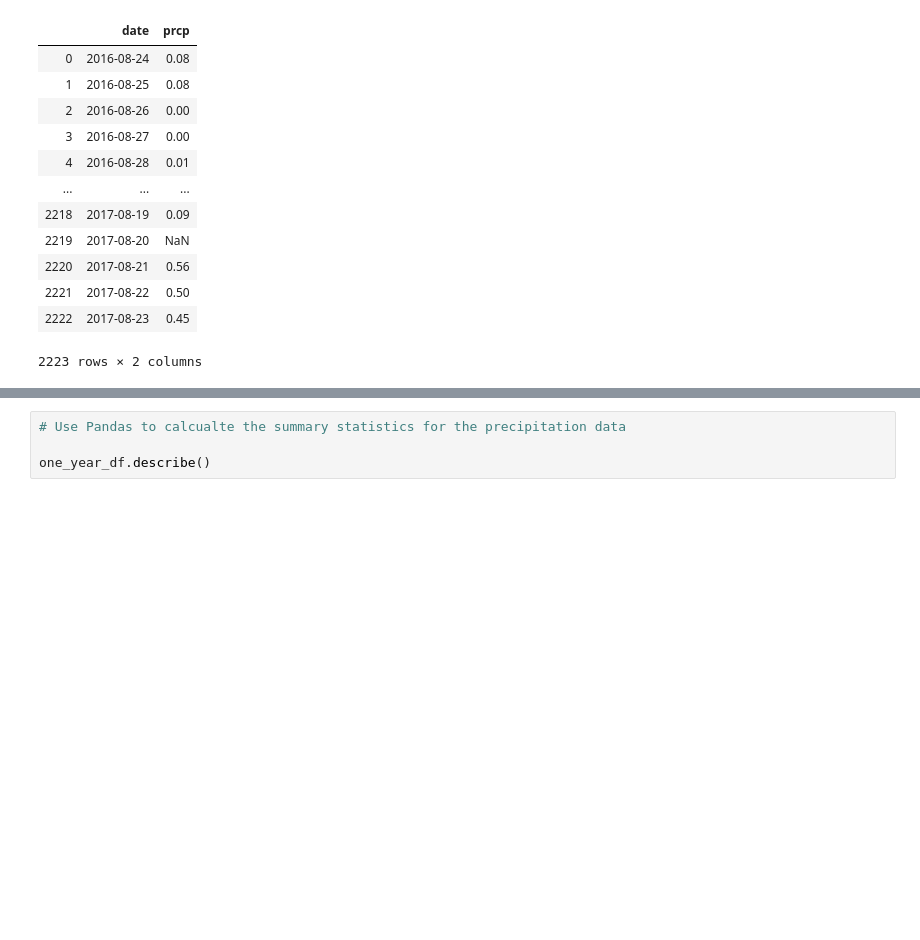
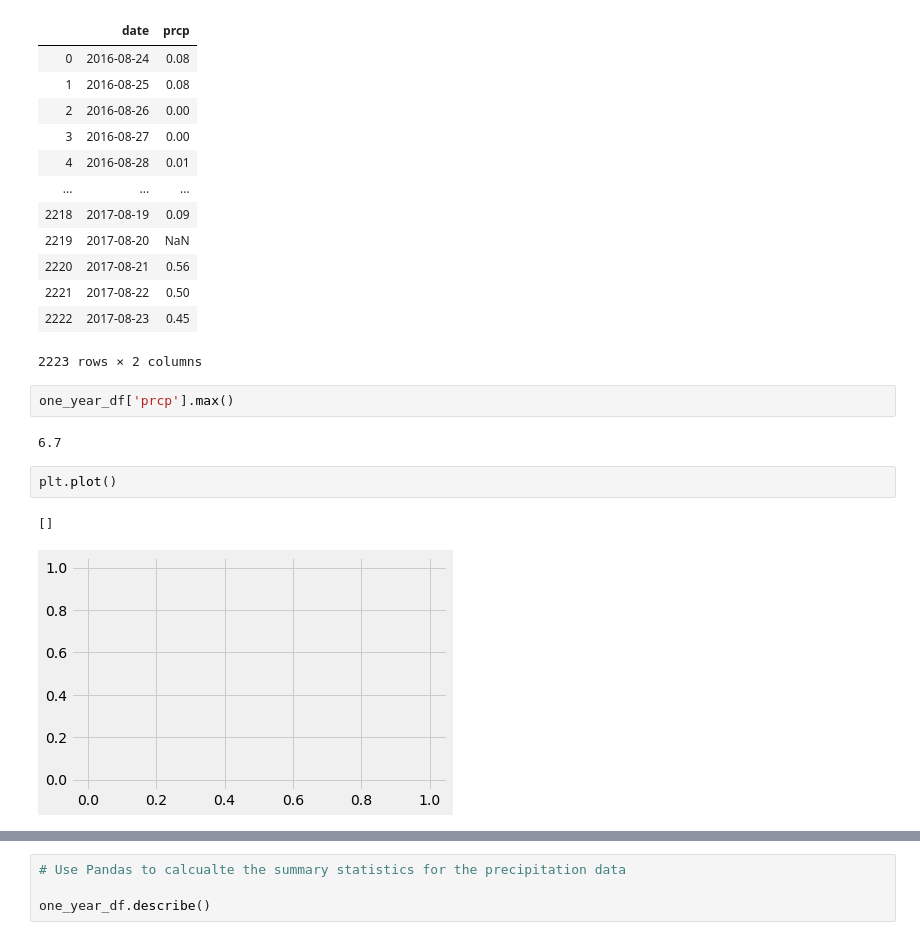
Before and after one commit to SWL-DEV/UCI-Data-Analystics-HW, a Jupyter notebook: 10-SQLAlchemy_Challenge/climate_starter.ipynb, the cells around one changed output, grey strips where cells are left out. Saved outputs shown, nothing was run; the diff lists cells and outputs as text; blank space fills up the shorter version.

```diff
--- a/10-SQLAlchemy_Challenge/climate_starter.ipynb
+++ b/10-SQLAlchemy_Challenge/climate_starter.ipynb
@@ -92,5 +92,14 @@ Date from one year ago is 2016-08-23 00:00:00
 | 2221 | 2017-08-22 | 0.50 |
 | 2222 | 2017-08-23 | 0.45 |
 2223 rows × 2 columns
+# %%
+one_year_df['prcp'].max()
+# %% [output]
+6.7
+# %%
+plt.plot()
+# %% [output]
+[]
+[figure, added]
 # %%
 # Use Pandas Plotting with Matplotlib to plot the data
```
Also changed, not shown: parts of 5 cells of this notebook, 3 other files.
